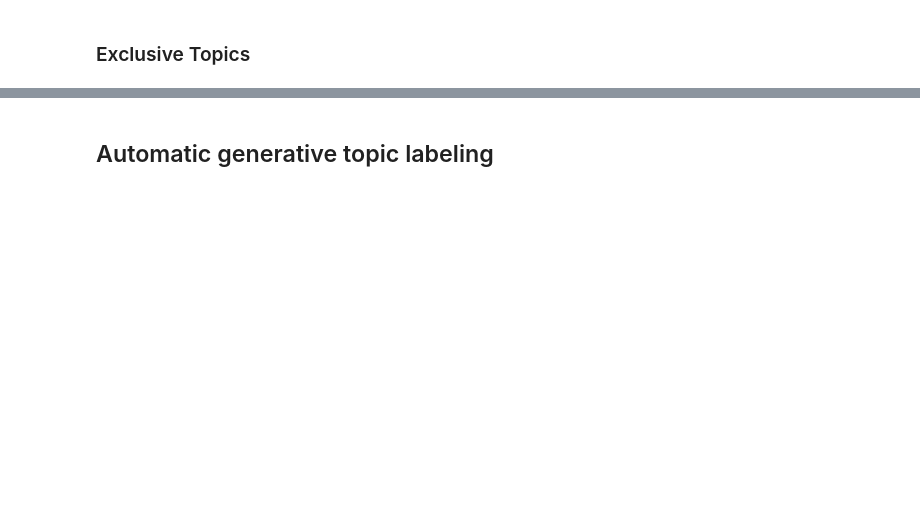
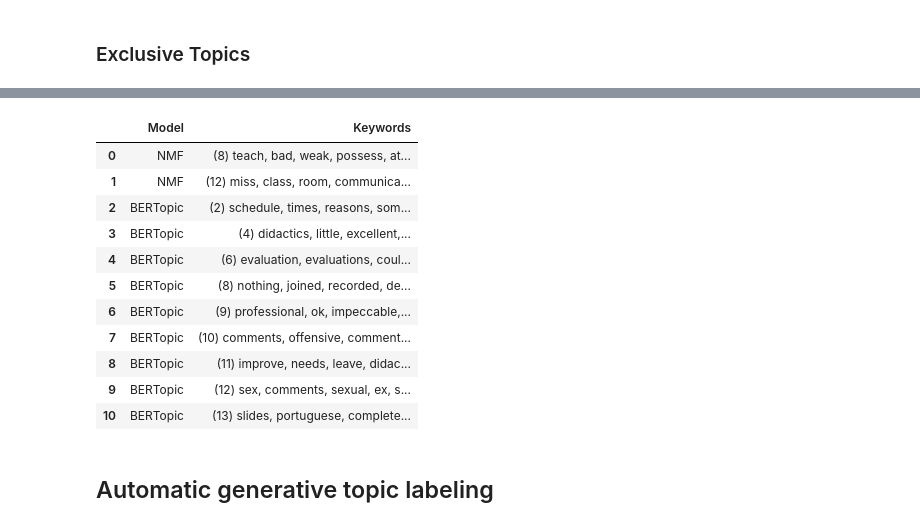
Before and after one commit to PaulaManoella/student_perceptions_analysis_BRACIS, a Jupyter notebook: notebook/output_analysis.ipynb, the cells around one changed output, grey strips where cells are left out. Cells and saved outputs as stored; diff of their text form; code cells hidden in the pictures; blank space fills up the shorter version.

Commit message:
add output_analysis.ipynb documentation

```diff
--- a/notebook/output_analysis.ipynb
+++ b/notebook/output_analysis.ipynb
@@ -210,2 +219,18 @@ exclusive_topics
+# %%
+exclusive_topics = pd.read_csv('../output/topic_modeling/exclusive_topics.csv')
+exclusive_topics
+# %% [output]
+|  | Model | Keywords |
+| 0 | NMF | (8) teach, bad, weak, possess, at... |
+| 1 | NMF | (12) miss, class, room, communica... |
+| 2 | BERTopic | (2) schedule, times, reasons, som... |
+| 3 | BERTopic | (4) didactics, little, excellent,... |
+| 4 | BERTopic | (6) evaluation, evaluations, coul... |
+| 5 | BERTopic | (8) nothing, joined, recorded, de... |
+| 6 | BERTopic | (9) professional, ok, impeccable,... |
+| 7 | BERTopic | (10) comments, offensive, comment... |
+| 8 | BERTopic | (11) improve, needs, leave, didac... |
+| 9 | BERTopic | (12) sex, comments, sexual, ex, s... |
+| 10 | BERTopic | (13) slides, portuguese, complete... |
 # %% [markdown]
 ## Automatic generative topic labeling
```
Also changed, not shown: parts of 12 cells of this notebook.
